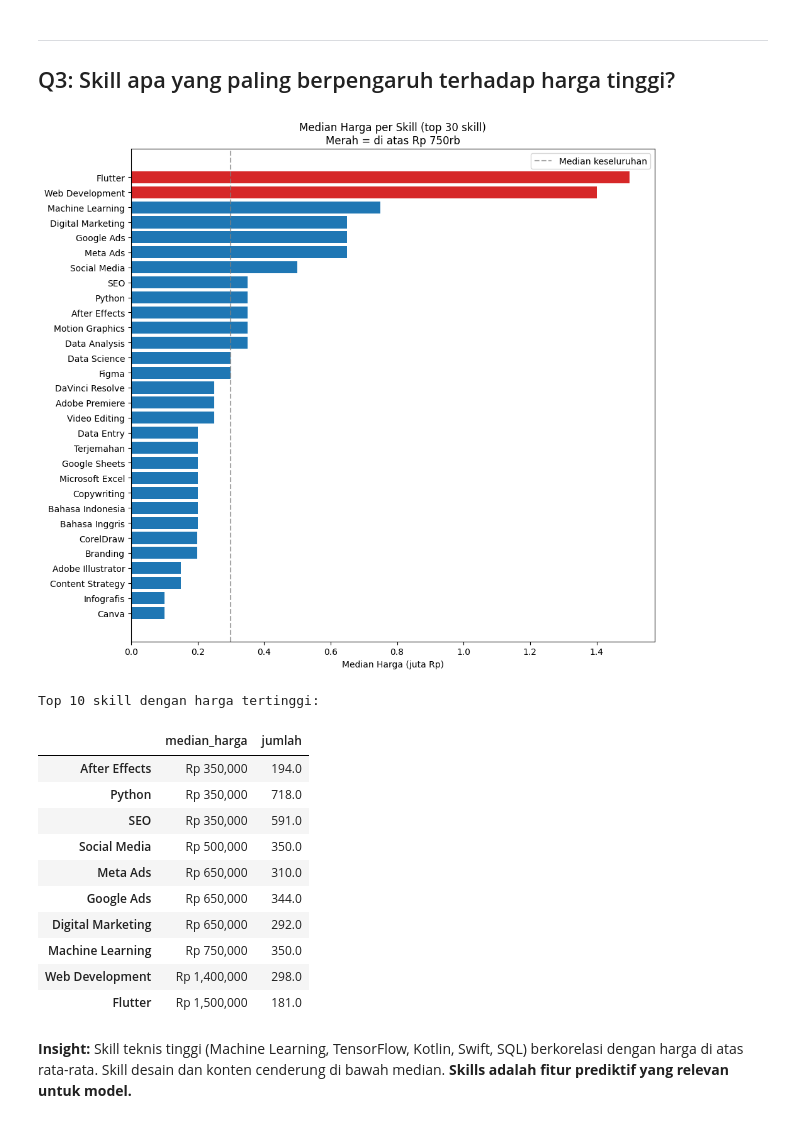
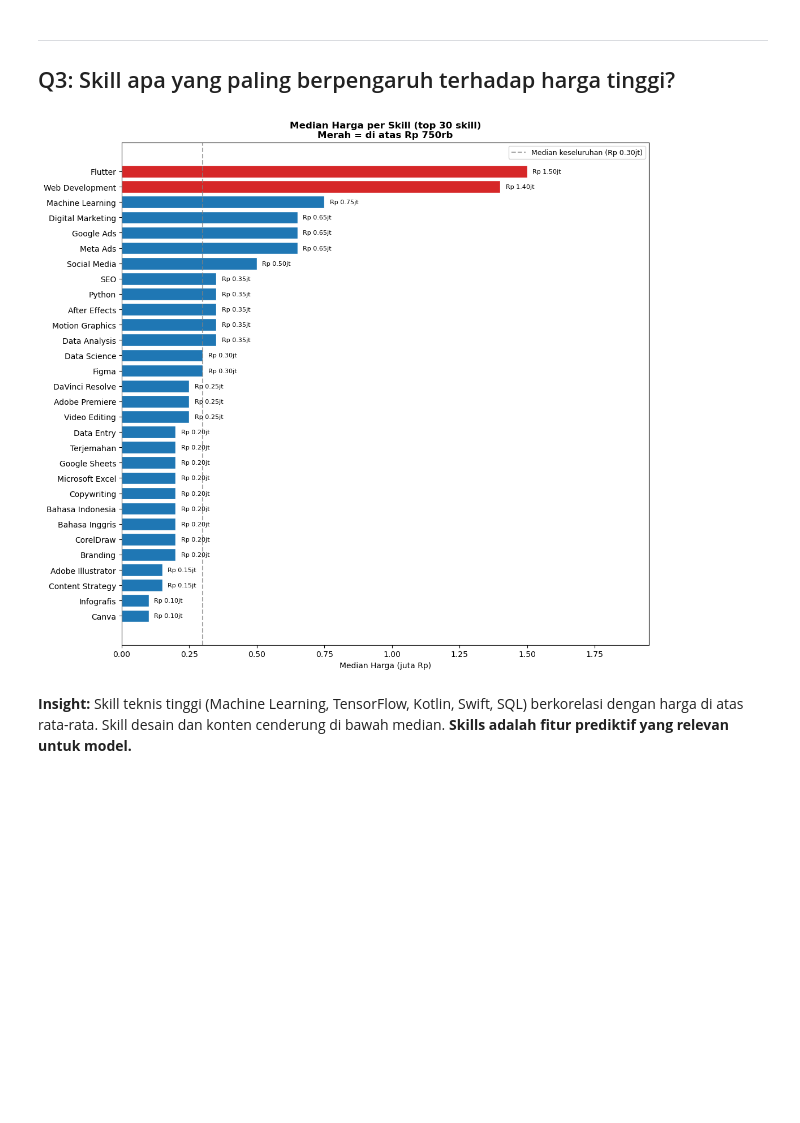
Before and after one commit to ouchycode/fair-price-finder, a Jupyter notebook: ai/notebooks/explanatory_analysis.ipynb, the cells around one changed output. Saved outputs shown, nothing was run; the diff lists cells and outputs as text; code cells hidden in the pictures; blank space fills up the shorter version.

```diff
--- a/ai/notebooks/explanatory_analysis.ipynb
+++ b/ai/notebooks/explanatory_analysis.ipynb
@@ -55,24 +55,31 @@ harga_range = df_valid.groupby('sub_kategori')['harga'].agg(
     harga_max=lambda x: x.quantile(0.75)
 ).sort_values('harga_median')
 
-fig, ax = plt.subplots(figsize=(11, 8))
+fig, ax = plt.subplots(figsize=(12, 9))
 
 y = range(len(harga_range))
+
+# Bar Q25-Q75
 ax.barh(y,
         (harga_range['harga_max'] - harga_range['harga_min']) / 1e6,
         left=harga_range['harga_min'] / 1e6,
         height=0.6, color='steelblue', alpha=0.5, label='Q25–Q75 (rentang wajar)')
-ax.scatter(harga_range['harga_median'] / 1e6, y,
-           color='red', zorder=5, s=60, label='Median')
+
+# Garis vertikal median
+ax.vlines(harga_range['harga_median'] / 1e6,
+          [i - 0.3 for i in y],
+          [i + 0.3 for i in y],
+          color='red', linewidth=2, label='Median')
+
+# Label nilai median
+for i, val in enumerate(harga_range['harga_median'] / 1e6):
+    ax.text(val + 0.1, i, f'Rp {val:.2f}jt', va='center', fontsize=8)
 
 ax.set_yticks(y)
 ax.set_yticklabels(harga_range.index)
 ax.set_xlabel('Harga (juta Rp)')
-ax.set_title('Rentang Harga Wajar per Sub-Kategori\n(bar = Q25–Q75, titik merah = median)')
+ax.set_title('Rentang Harga Wajar per Sub-Kategori\n(bar = Q25–Q75, garis merah = median)')
 ax.legend()
 plt.tight_layout()
 plt.show()
-
-print('\nTabel Rentang Harga Wajar:')
-harga_range.applymap(lambda x: f'Rp {x:,.0f}')
 # %% [output]
@@ -138,50 +126,42 @@ sribu             0.83
 # %%
 from collections import Counter
 
 all_skills = []
 for s in df['skills'].dropna():
     all_skills.extend([x.strip() for x in str(s).split(',')])
 
 top30_skills = [s for s, _ in Counter(all_skills).most_common(30)]
 
 skill_stats = {}
 for skill in top30_skills:
     mask = df['skills'].str.contains(skill, na=False, regex=False)
     skill_stats[skill] = {
         'median_harga': df.loc[mask, 'harga'].median(),
         'jumlah': mask.sum()
     }
 
 skill_df = pd.DataFrame(skill_stats).T.sort_values('median_harga')
 
-fig, ax = plt.subplots(figsize=(10, 9))
+fig, ax = plt.subplots(figsize=(11, 10))
 colors = ['#d62728' if v > 750_000 else '#1f77b4' for v in skill_df['median_harga']]
-bars = ax.barh(skill_df.index, skill_df['median_harga'] / 1e6, color=colors)
+bars = ax.barh(skill_df.index, skill_df['median_harga'] / 1e6, color=colors, edgecolor='white')
+
+# Label nilai
+for bar, val in zip(bars, skill_df['median_harga'] / 1e6):
+    ax.text(val + 0.02, bar.get_y() + bar.get_height()/2,
+            f'Rp {val:.2f}jt', va='center', fontsize=8)
+
 ax.set_xlabel('Median Harga (juta Rp)')
-ax.set_title('Median Harga per Skill (top 30 skill)\nMerah = di atas Rp 750rb')
-ax.axvline(x=df['harga'].median()/1e6, color='gray', linestyle='--', alpha=0.7, label='Median keseluruhan')
-ax.legend()
+ax.set_title('Median Harga per Skill (top 30 skill)\nMerah = di atas Rp 750rb',
+             fontsize=12, fontweight='bold')
+ax.axvline(x=df['harga'].median()/1e6, color='gray', linestyle='--',
+           alpha=0.7, label=f'Median keseluruhan (Rp {df["harga"].median()/1e6:.2f}jt)')
+ax.legend(fontsize=9)
+ax.set_xlim(0, skill_df['median_harga'].max()/1e6 * 1.3)
 plt.tight_layout()
 plt.show()
-
-print('\nTop 10 skill dengan harga tertinggi:')
-skill_df.tail(10)[['median_harga','jumlah']].assign(
-    median_harga=lambda x: x['median_harga'].apply(lambda v: f'Rp {v:,.0f}')
-)
 # %% [output]
-[figure, old version]
+[figure, new version]
-Top 10 skill dengan harga tertinggi:
-|  | median_harga | jumlah |
-| After Effects | Rp 350,000 | 194.0 |
-| Python | Rp 350,000 | 718.0 |
-| SEO | Rp 350,000 | 591.0 |
-| Social Media | Rp 500,000 | 350.0 |
-| Meta Ads | Rp 650,000 | 310.0 |
-| Google Ads | Rp 650,000 | 344.0 |
-| Digital Marketing | Rp 650,000 | 292.0 |
-| Machine Learning | Rp 750,000 | 350.0 |
-| Web Development | Rp 1,400,000 | 298.0 |
-| Flutter | Rp 1,500,000 | 181.0 |
 # %% [markdown]
 **Insight:** Skill teknis tinggi (Machine Learning, TensorFlow, Kotlin, Swift, SQL) berkorelasi dengan harga di atas rata-rata. Skill desain dan konten cenderung di bawah median. **Skills adalah fitur prediktif yang relevan untuk model.**
 # %% [markdown]
```
Also changed, not shown: parts of 5 cells of this notebook.
